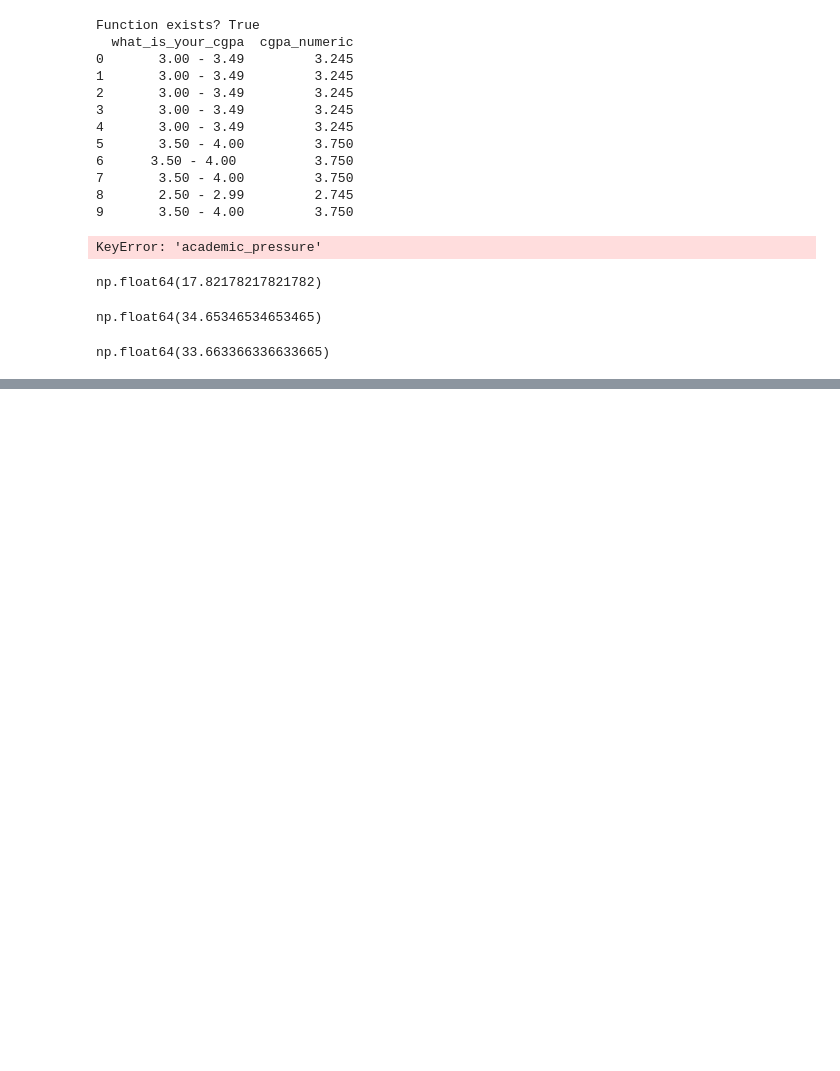
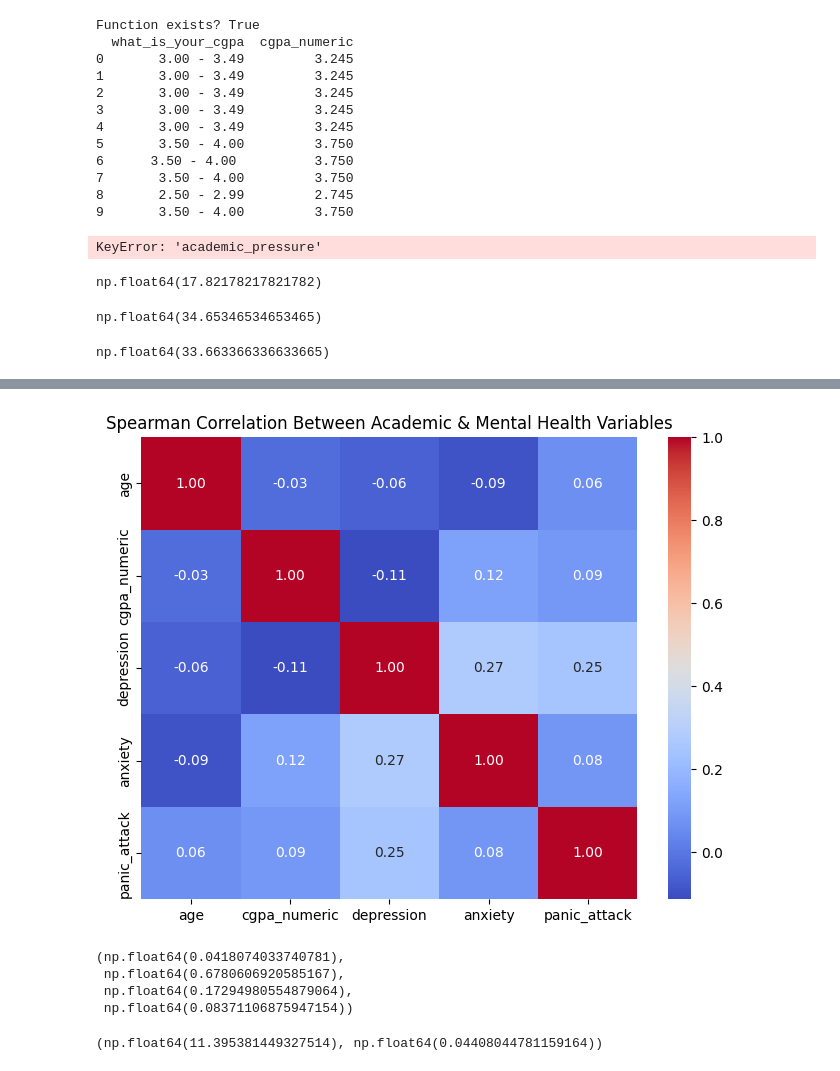
Before and after one commit to NishantAbhishek950/Data_Analysis_Student_MentalHealth, a Jupyter notebook: rough_v1_experimenting.ipynb, the cells around one changed output, grey strips where cells are left out. Drawn from its saved outputs; the diff is of its cells as text; code cells hidden in the pictures; blank space fills up the shorter version.

```diff
--- a/student_mental_health.ipynb
+++ b/rough_v1_experimenting.ipynb
@@ -229,0 +262,15 @@ np.float64(33.663366336633665)
+# %%
+df['depression'] = (df['do_you_have_depression'] == 'Yes').astype(int)
+df['anxiety'] = (df['do_you_have_anxiety'] == 'Yes').astype(int)
+df['panic_attack'] = (df['do_you_have_panic_attack'] == 'Yes').astype(int)
+# %%
+corr_vars = [
+    'age',
+    'cgpa_numeric',
+    'depression',
+    'anxiety',
+    'panic_attack'
+]
+
+spearman_corr = df[corr_vars].corr(method='spearman')
+spearman_corr
@@ -229,0 +284,39 @@ np.float64(33.663366336633665)
+# %%
+import seaborn as sns
+import matplotlib.pyplot as plt
+
+plt.figure(figsize=(8, 6))
+sns.heatmap(spearman_corr, annot=True, cmap='coolwarm', fmt=".2f")
+plt.title("Spearman Correlation Between Academic & Mental Health Variables")
+plt.show()
+# %% [output]
+[figure, added]
+# %%
+from scipy.stats import pointbiserialr
+
+# CGPA vs mental health
+r_dep_cgpa, p_dep_cgpa = pointbiserialr(df['depression'], df['cgpa_numeric'])
+r_anx_cgpa, p_anx_cgpa = pointbiserialr(df['anxiety'], df['cgpa_numeric'])
+
+# Age vs mental health
+r_dep_age, p_dep_age = pointbiserialr(df['depression'], df['age'])
+r_anx_age, p_anx_age = pointbiserialr(df['anxiety'], df['age'])
+
+r_dep_cgpa, p_dep_cgpa, r_anx_cgpa, p_anx_cgpa
+# %% [output]
+(np.float64(0.0418074033740781),
+ np.float64(0.6780606920585167),
+ np.float64(0.17294980554879064),
+ np.float64(0.08371106875947154))
+# %%
+from scipy.stats import chi2_contingency
+
+cont_table = pd.crosstab(
+    df['what_is_your_cgpa'],
+    df['do_you_have_depression']
+)
+
+chi2, p, dof, expected = chi2_contingency(cont_table)
+chi2, p
+# %% [output]
+(np.float64(11.395381449327514), np.float64(0.04408044781159164))
```
Also changed, not shown: parts of 8 cells of this notebook, 3 other files.
